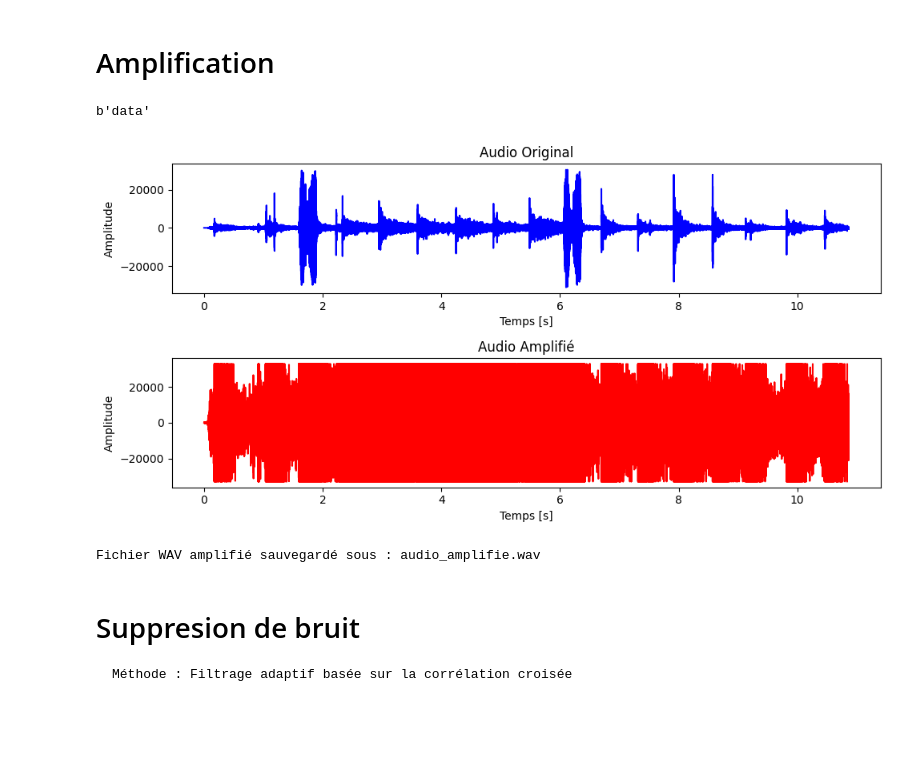
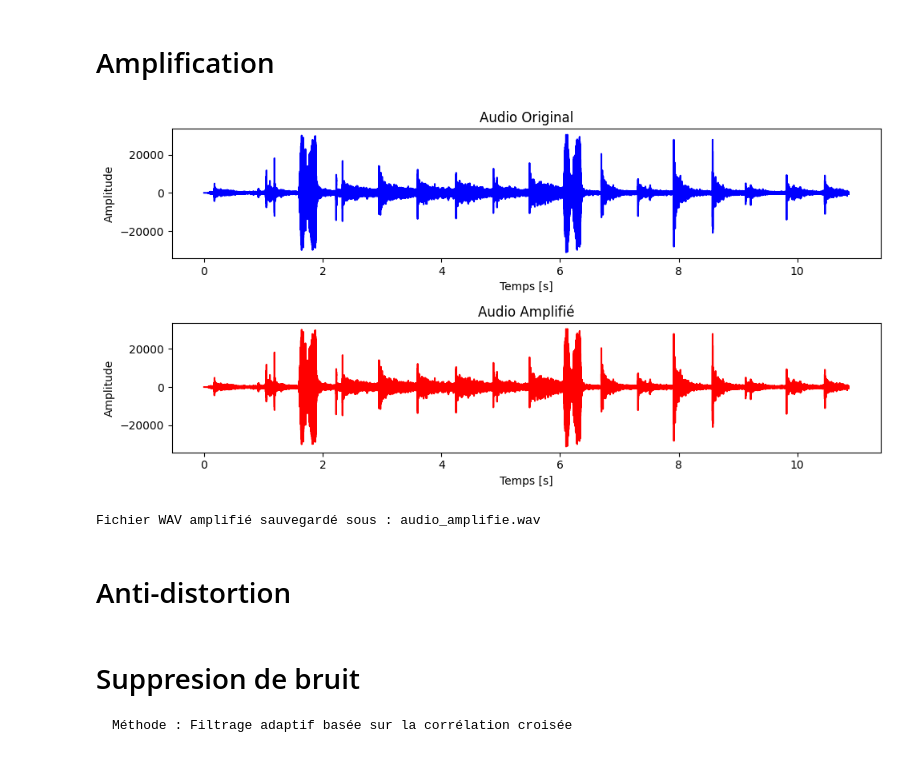
Before and after one commit to N1A1voIt/sound_editor, a Jupyter notebook: python_sound_editor/notebook_v2.ipynb, the cells around one changed output. Cells and saved outputs as stored; diff of their text form; code cells hidden in the pictures; blank space fills up the shorter version.

```diff
--- a/python_sound_editor/notebook_v2.ipynb
+++ b/python_sound_editor/notebook_v2.ipynb
@@ -119,38 +120,36 @@ import matplotlib.pyplot as plt
 import numpy as np
 def amplifier_audio(chemin_fichier, facteur_amplification=3, fichier_sortie="audio_amplifie.wav"):
     """Amplifie un fichier audio et affiche les courbes avant/après."""
     audio = lire_wav(chemin_fichier)
     taux_echantillonnage, donnees_audio = audio['frequence_echantillonnage'], audio['donnees_audio']
 
     donnees_amplifiees = np.array(donnees_audio, dtype=np.float32) * facteur_amplification
 
-    valeur_max = 32767
-    valeur_min = -32768
-
-    donnees_amplifiees = np.clip(donnees_amplifiees, valeur_min, valeur_max).astype(np.int16)
+    donnees_amplifiees = donnees_amplifiees.astype(np.int16)
 
     axe_x = np.arange(len(donnees_audio)) / taux_echantillonnage
     plt.figure(figsize=(10, 5))
 
     plt.subplot(2, 1, 1)
     plt.plot(axe_x, donnees_audio, color='blue')
     plt.title("Audio Original")
     plt.xlabel("Temps [s]")
     plt.ylabel("Amplitude")
 
     plt.subplot(2, 1, 2)
     plt.plot(axe_x, donnees_amplifiees, color='red')
     plt.title("Audio Amplifié")
     plt.xlabel("Temps [s]")
     plt.ylabel("Amplitude")
 
     plt.tight_layout()
     plt.show()
 
     sauver_wav(fichier_sortie, taux_echantillonnage, 16, donnees_amplifiees)
     print(f"Fichier WAV amplifié sauvegardé sous : {fichier_sortie}")
-amplifier_audio("whistle/whistling-staircase.wav",30)
+amplifier_audio("whistle/whistling-staircase.wav",facteur_amplification = 1)
 # %% [output]
+[figure, new version]
-b'data'
+Fichier WAV amplifié sauvegardé sous : audio_amplifie.wav
-[figure, old version]
-Fichier WAV amplifié sauvegardé sous : audio_amplifie.wav
+# %% [markdown]
+# Anti-distortion
```
Also changed, not shown: parts of 4 cells of this notebook, 2 other files.
